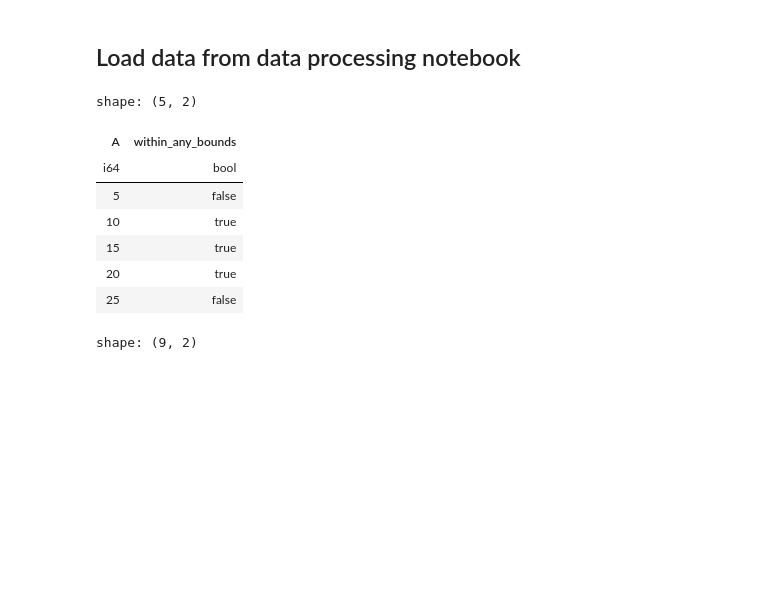
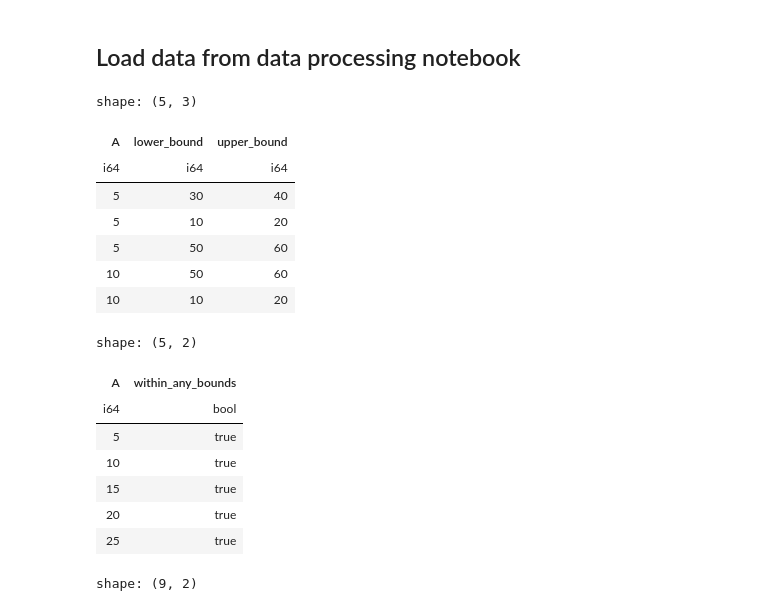
Before and after one commit to epistemetrica/Port-Performance-Project, a Jupyter notebook: data_processing_sandbox.ipynb, the cells around one changed output. Cells and saved outputs as stored; diff of their text form; code cells hidden in the pictures; blank space fills up the shorter version.

```diff
--- a/data_processing_sandbox.ipynb
+++ b/data_processing_sandbox.ipynb
@@ -24,43 +24,54 @@ main_df = pl.read_parquet('port data/ais_status_changes.parquet')
 # %%
 # Example LazyFrame for main dataset
 df = pl.LazyFrame({
     "A": [5, 10, 15, 20, 25, 50, 100]
 })
 
 # Bounds LazyFrame (List of (lower, upper) pairs)
 bounds_df = pl.LazyFrame({
     "lower_bound": [10, 30, 50],  # Example lower bounds
     "upper_bound": [20, 40, 60]   # Example upper bounds
 })
 
 
 # Perform a cross join and filter where A is within any bound
 filtered_df = (
     df.join(bounds_df, how="cross")
-    .filter(pl.col("A").is_between(pl.col("lower_bound"), pl.col("upper_bound")))
-    .select("A")  # Select only the values in A that match
+    #.filter(pl.col("A").is_between(pl.col("lower_bound"), pl.col("upper_bound")))
+    #.select("A")  # Select only the values in A that match
     .unique()
+    .sort('A')
 )
+
+display(filtered_df.collect().head())
 
 # Use `filter` instead of `.is_in()` to keep everything lazy
 df = df.with_columns(
     pl.when(pl.col("A").is_in(filtered_df.collect()["A"]))
     .then(True)
     .otherwise(False)
     .alias("within_any_bounds")
 )
 
 # Collect and display results
 df.collect().head()
 # %% [output]
-shape: (5, 2)
+shape: (5, 3)
-| A | within_any_bounds |
-| i64 | bool |
-| 5 | false |
-| 10 | true |
-| 15 | true |
-| 20 | true |
-| 25 | false |
+| A | lower_bound | upper_bound |
+| i64 | i64 | i64 |
+| 5 | 30 | 40 |
+| 5 | 10 | 20 |
+| 5 | 50 | 60 |
+| 10 | 50 | 60 |
+| 10 | 10 | 20 |
+shape: (5, 2)
+| A | within_any_bounds |
+| i64 | bool |
+| 5 | true |
+| 10 | true |
+| 15 | true |
+| 20 | true |
+| 25 | true |
 # %%
 main_df.select('dock_id').unique().describe()
 # %% [output]
```
Also changed, not shown: 1 other file.
